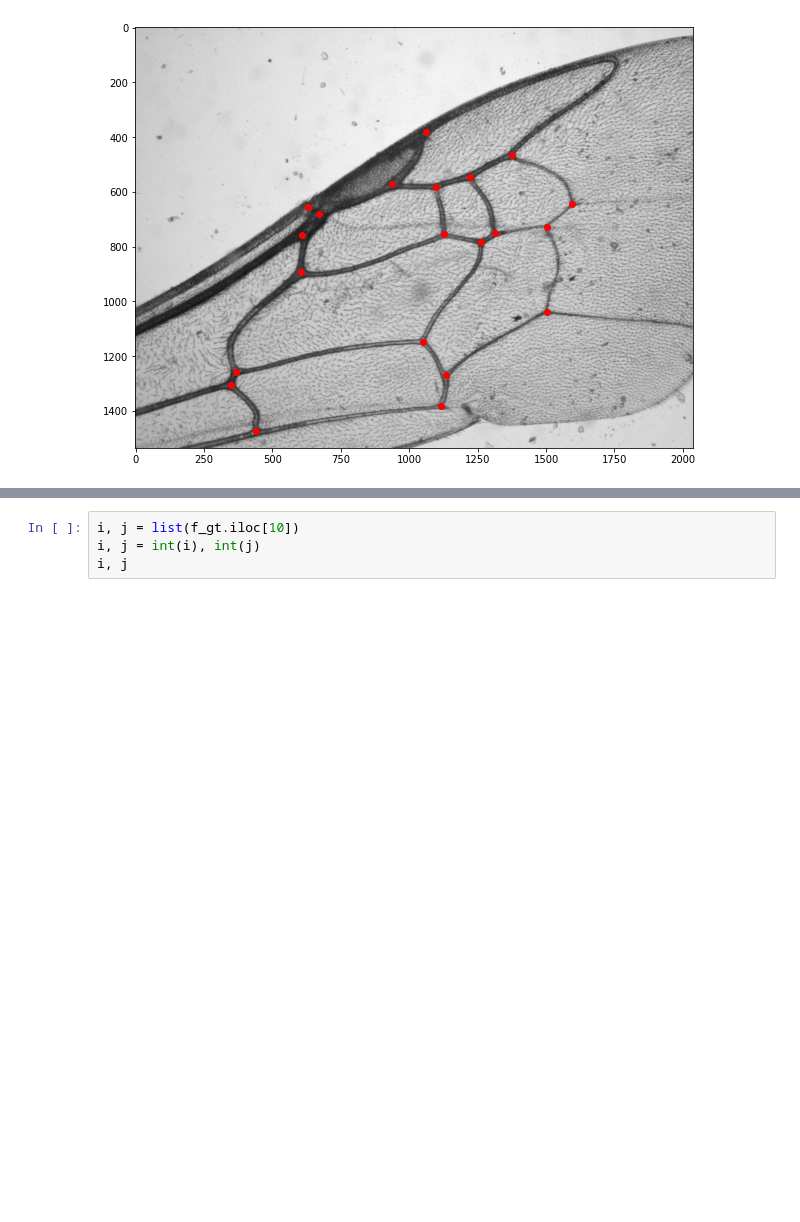
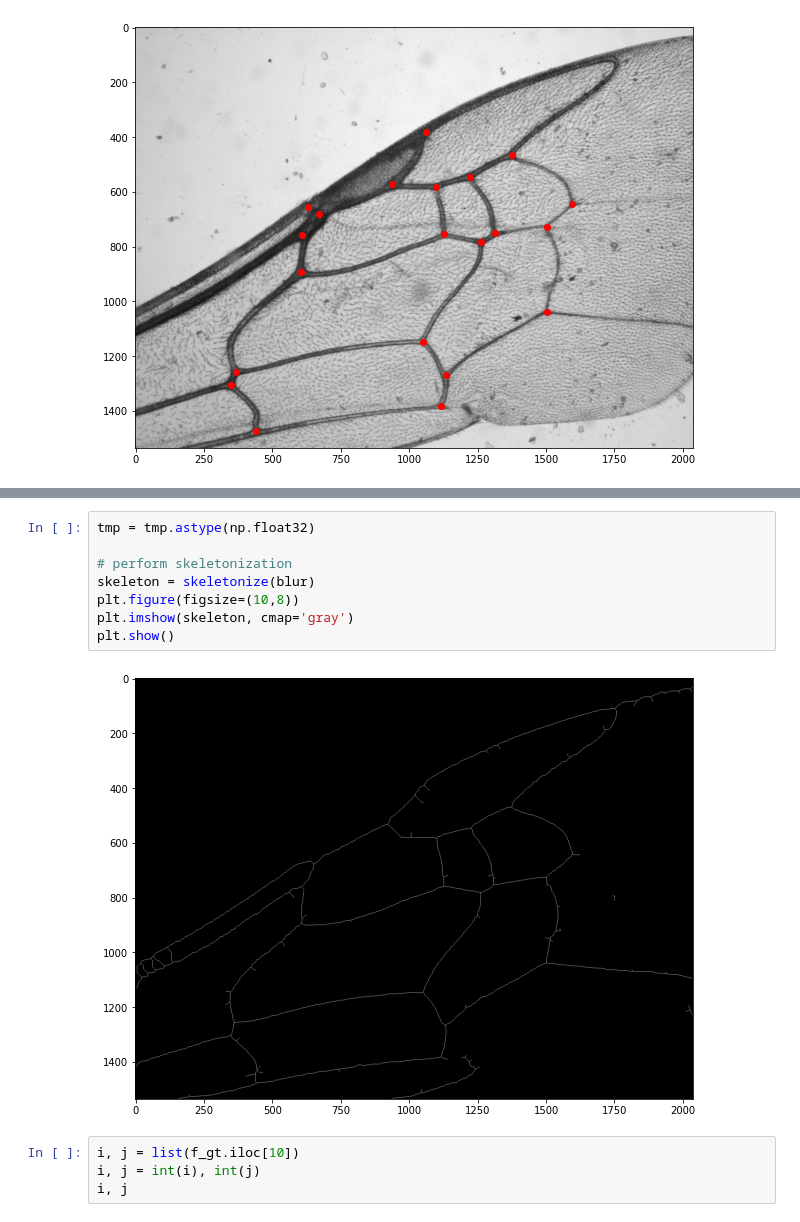
Before and after one commit to drguigui1/bee-wings-venation-matching, a Jupyter notebook: src/tests.ipynb, the cells around one changed output, grey strips where cells are left out. Saved outputs shown, nothing was run; the diff lists cells and outputs as text; blank space fills up the shorter version.

```diff
--- a/src/tests.ipynb
+++ b/src/tests.ipynb
@@ -105,3 +99,13 @@ plt.show()
+# %%
+tmp = tmp.astype(np.float32)
+
+# perform skeletonization
+skeleton = skeletonize(blur)
+plt.figure(figsize=(10,8))
+plt.imshow(skeleton, cmap='gray')
+plt.show()
+# %% [output]
+[figure, added]
 # %%
 i, j = list(f_gt.iloc[10])
 i, j = int(i), int(j)
```
Also changed, not shown: parts of 24 cells of this notebook.
